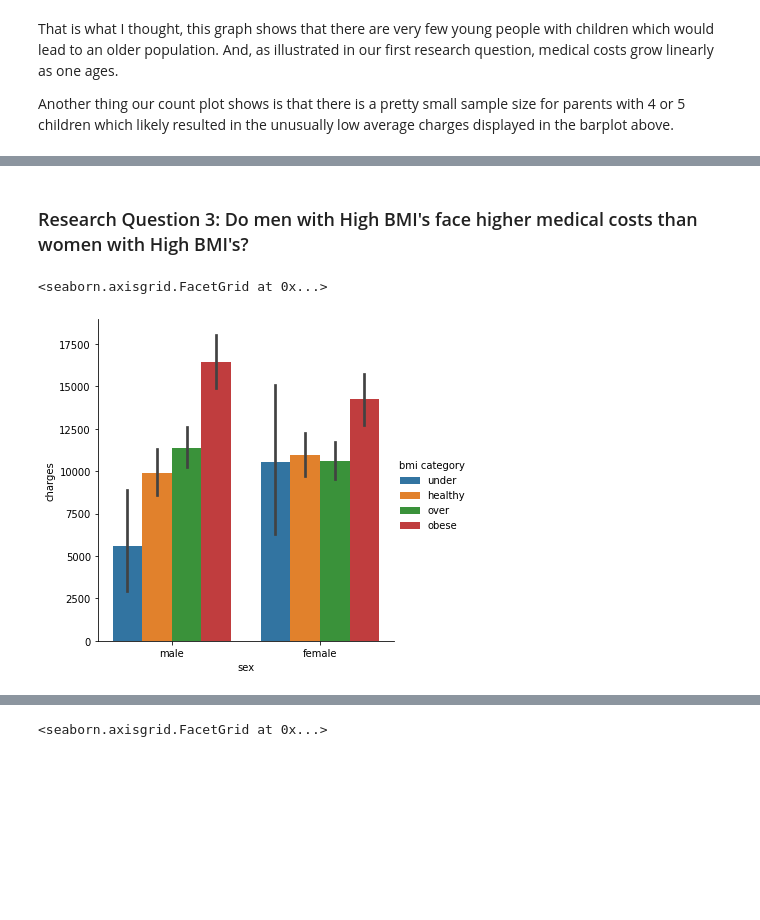
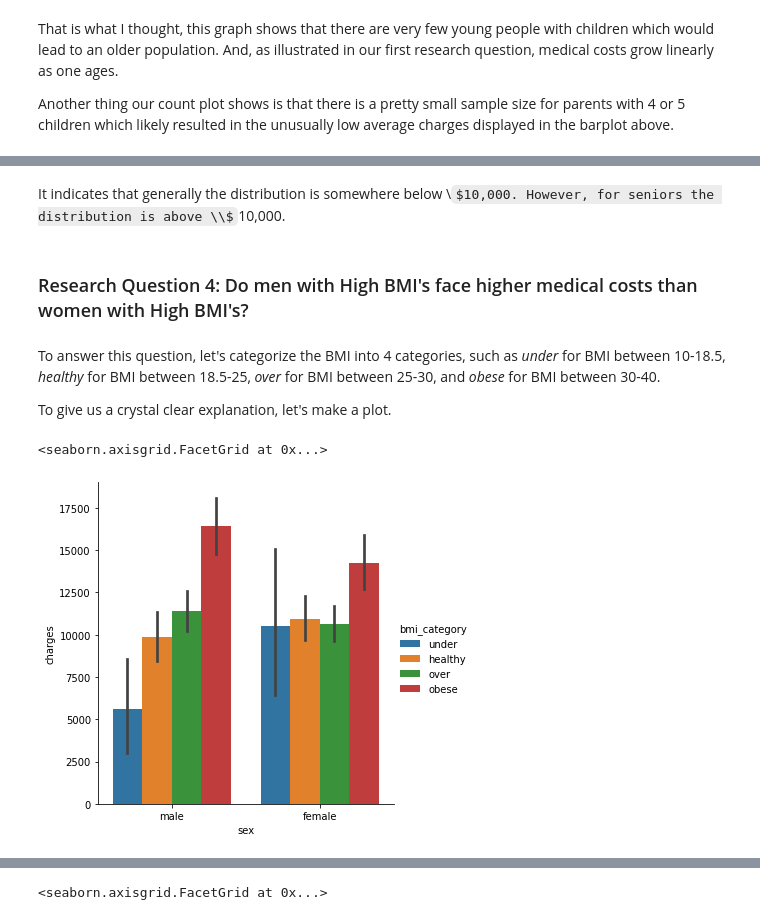
Before and after one commit to data301-2020-winter2/course-project-group_1041, a Jupyter notebook: analysis/submitted/milestone2.ipynb, the cells around one changed output, grey strips where cells are left out. Cells and saved outputs as stored; diff of their text form; code cells hidden in the pictures; some formulas as TeX source; blank space fills up the shorter version.

Commit message:
merged everything into 1 mileston2.ipynb file

```diff
--- a/analysis/submitted/milestone2.ipynb
+++ b/analysis/submitted/milestone2.ipynb
@@ -91,7 +146,13 @@ Another thing our count plot shows is that there is a pretty small sample size f
+# %% [markdown]
+It indicates that generally the distribution is somewhere below \\$10,000. However, for seniors the distribution is above \\$10,000.
 # %% [markdown]
-### Research Question 3: Do men with High BMI's face higher medical costs than women with High BMI's?
+### Research Question 4: Do men with High BMI's face higher medical costs than women with High BMI's?
+# %% [markdown]
+To answer this question, let's categorize the BMI into 4 categories, such as *under* for BMI between 10-18.5, *healthy* for BMI between 18.5-25, *over* for BMI between 25-30, and *obese* for BMI between 30-40.
+
+To give us a crystal clear explanation, let's make a plot.
 # %%
-sns.catplot(data=df, x='sex', y='charges', hue='bmi category', kind='bar')
+sns.catplot(data=df, x='sex', y='charges', hue='bmi_category', kind='bar')
 # %% [output]
 <seaborn.axisgrid.FacetGrid at 0x...>
-[figure, old version]
+[figure, new version]
```
Also changed, not shown: parts of 37 cells of this notebook, 1 other file.
